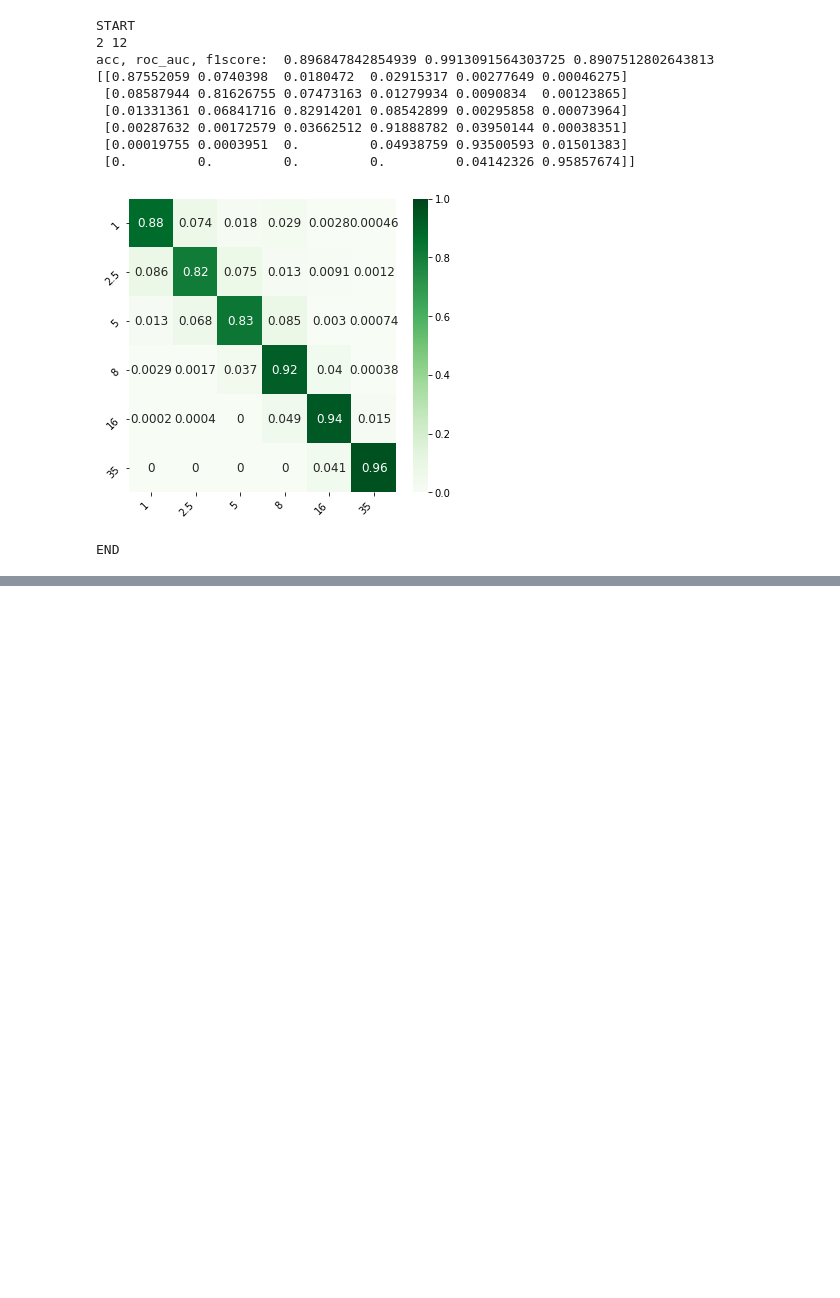
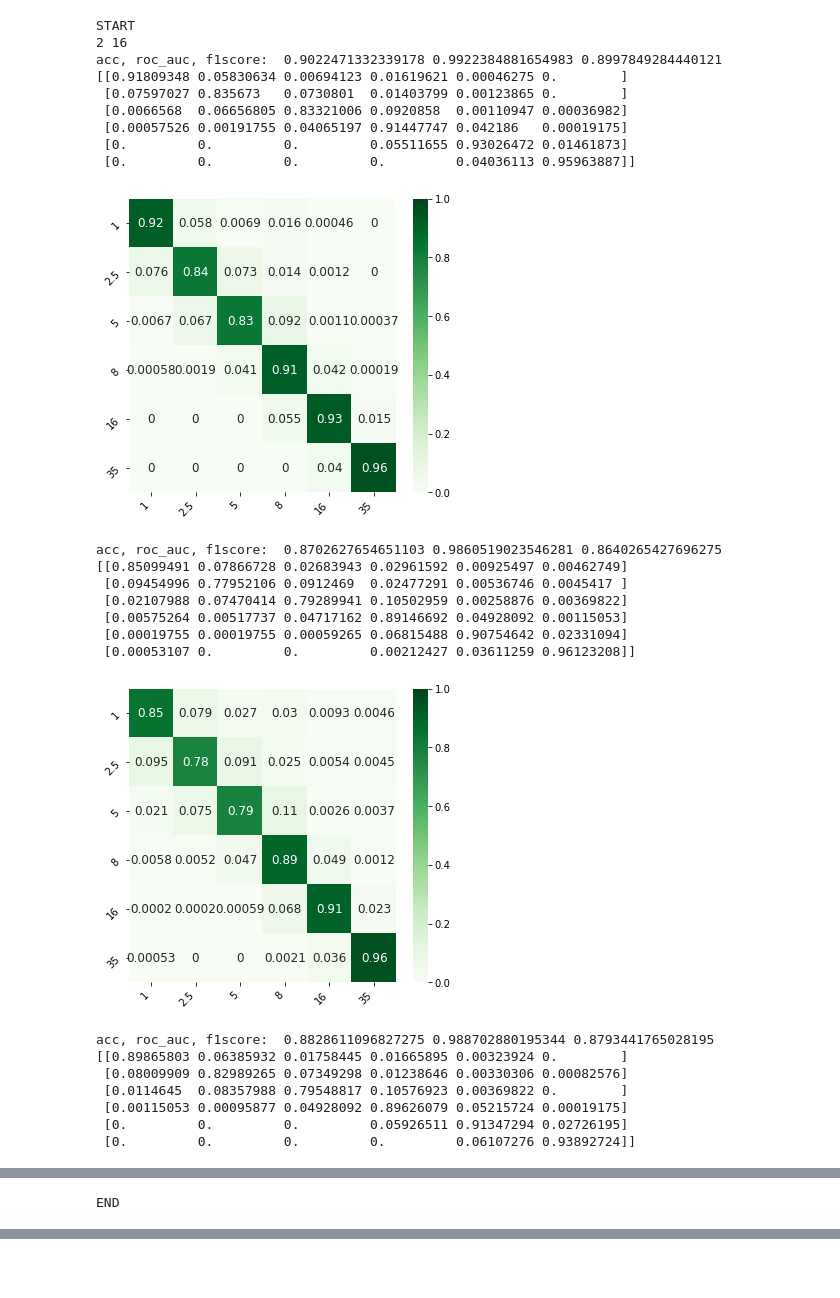
Before and after one commit to akhila-s-rao/machine-learning-for-edge-enabled-dash, a Jupyter notebook: code/run_rf_xgb.ipynb, the cells around one changed output, grey strips where cells are left out. Saved outputs shown, nothing was run; the diff lists cells and outputs as text; code cells hidden in the pictures; blank space fills up the shorter version.

Commit message:
Rerun the ML code with new parameters

```diff
--- a/code/run_rf_xgb.ipynb
+++ b/code/run_rf_xgb.ipynb
@@ -12,12 +15,12 @@ from brate_trainer_rf_xgb import find_baseline
 # To run RF and XGB over many parameter settings
 # These are the deafult set
 PARAMETERS = {
-         'model_save_num': 200001,
-         'output_file_name': 'test_modFeat3_model_parameters_results_wind_size.csv',
-         'aggr_wind_size': '12', # ['4', '8', '12', '16']
-         'horz_wind_size': '2', # ['2', '4', '6']
+         'model_save_num': 270420220,
+         'output_file_name': 'redo_modFeat3_2_16_wind_size.csv',
+         'aggr_wind_size':  '16', #['4', '8', '12', '16', '20', '24'], # '12',
+         'horz_wind_size':  '2', #['2', '4', '6'], # '2',
          'pred_var': 'brate', # options ['brate', 'nseg']
-         'model_type': 'rf', # options ['rf', 'xgb']
+         'model_type': ['rf', 'xgb'], # 'rf',
          'remove_ran_features': False,
          'remove_dash_features': False,
          'remove_prev_brate_val': False,
@@ -38,44 +41,58 @@ PARAMETERS = {
 tune_hyperparam = False
 # %%
 parameters = PARAMETERS.copy()
-feature_comb = [[False, False, False]]#, # all metrics
-                #[True, False, False], # remove RAN metrics
-                #[False, False, True]] # remove last segment history
+feature_comb = [[False, False, False],#, # all metrics
+                [True, False, False], # remove RAN metrics
+                [False, False, True]] # remove last segment history
 
-model_types = ['rf']#, 'xgb']
-aggr_wind_size = ['12']# ['4','8','12','16','20','24']
-horz_wind_size = ['2']
+model_types = ['rf', 'xgb']
+aggr_wind_size = ['16']#['4','8','12','16','20','24']
+horz_wind_size = ['2']#['2', '4', '6']
 print('START')
 for hw in horz_wind_size:
     for aw in aggr_wind_size:
         train_data_dir = '../data/data_train/dataset7-' \
                                     + hw + 'sWsize-' \
                                     + aw + 'aggsize/'
         print(hw, aw)
         for model_type in model_types:
             n = PARAMETERS['model_save_num']
             for feats in feature_comb:
                 parameters['remove_ran_features'] = feats[0]
                 parameters['remove_dash_features']= feats[1]
                 parameters['remove_prev_brate_val']= feats[2]
                 parameters['pred_var'] = 'brate'
                 parameters['model_type'] = model_type
                 parameters['model_save_num'] = n
                 parameters['aggr_wind_size'] = aw
                 parameters['horz_wind_size'] = hw
-                model_save_path = '../models/'+ parameters['model_type']+'/model' + str(parameters['model_save_num']) + '/'
+                model_save_path = '../models/'+ parameters['model_type']+'/model' + str(n) + '/'
                 n = n+1
                 train_rf_xgb(parameters, train_data_dir, model_save_path, tune_hyperparam)
 print('END')
 # %% [output]
 START
-2 12
-acc, roc_auc, f1score:  0.896847842854939 0.9913091564303725 0.8907512802643813
-[[0.87552059 0.0740398  0.0180472  0.02915317 0.00277649 0.00046275]
- [0.08587944 0.81626755 0.07473163 0.01279934 0.0090834  0.00123865]
- [0.01331361 0.06841716 0.82914201 0.08542899 0.00295858 0.00073964]
- [0.00287632 0.00172579 0.03662512 0.91888782 0.03950144 0.00038351]
- [0.00019755 0.0003951  0.         0.04938759 0.93500593 0.01501383]
- [0.         0.         0.         0.         0.04142326 0.95857674]]
+2 16
+acc, roc_auc, f1score:  0.9022471332339178 0.9922384881654983 0.8997849284440121
+[[0.91809348 0.05830634 0.00694123 0.01619621 0.00046275 0.        ]
+ [0.07597027 0.835673   0.0730801  0.01403799 0.00123865 0.        ]
+ [0.0066568  0.06656805 0.83321006 0.0920858  0.00110947 0.00036982]
+ [0.00057526 0.00191755 0.04065197 0.91447747 0.042186   0.00019175]
+ [0.         0.         0.         0.05511655 0.93026472 0.01461873]
+ [0.         0.         0.         0.         0.04036113 0.95963887]]
-[figure, old version]
+[figure, new version]
-END
+acc, roc_auc, f1score:  0.8702627654651103 0.9860519023546281 0.8640265427696275
+[[0.85099491 0.07866728 0.02683943 0.02961592 0.00925497 0.00462749]
+ [0.09454996 0.77952106 0.0912469  0.02477291 0.00536746 0.0045417 ]
+ [0.02107988 0.07470414 0.79289941 0.10502959 0.00258876 0.00369822]
+ [0.00575264 0.00517737 0.04717162 0.89146692 0.04928092 0.00115053]
+ [0.00019755 0.00019755 0.00059265 0.06815488 0.90754642 0.02331094]
+ [0.00053107 0.         0.         0.00212427 0.03611259 0.96123208]]
+[figure, added]
+acc, roc_auc, f1score:  0.8828611096827275 0.988702880195344 0.8793441765028195
+[[0.89865803 0.06385932 0.01758445 0.01665895 0.00323924 0.        ]
+ [0.08009909 0.82989265 0.07349298 0.01238646 0.00330306 0.00082576]
+ [0.0114645  0.08357988 0.79548817 0.10576923 0.00369822 0.        ]
+ [0.00115053 0.00095877 0.04928092 0.89626079 0.05215724 0.00019175]
+ [0.         0.         0.         0.05926511 0.91347294 0.02726195]
+ [0.         0.         0.         0.         0.06107276 0.93892724]]
@@ -82,3 +127,4 @@ END
+END
 # %%
 # only last seg brate: 0.7111290601742342 0.8800698744549159 0.6838103076670311
 #+1 0.6922633127560145 0.9066570564622012 0.6588707747271011
```
Also changed, not shown: parts of 4 cells of this notebook, 3 other files.
